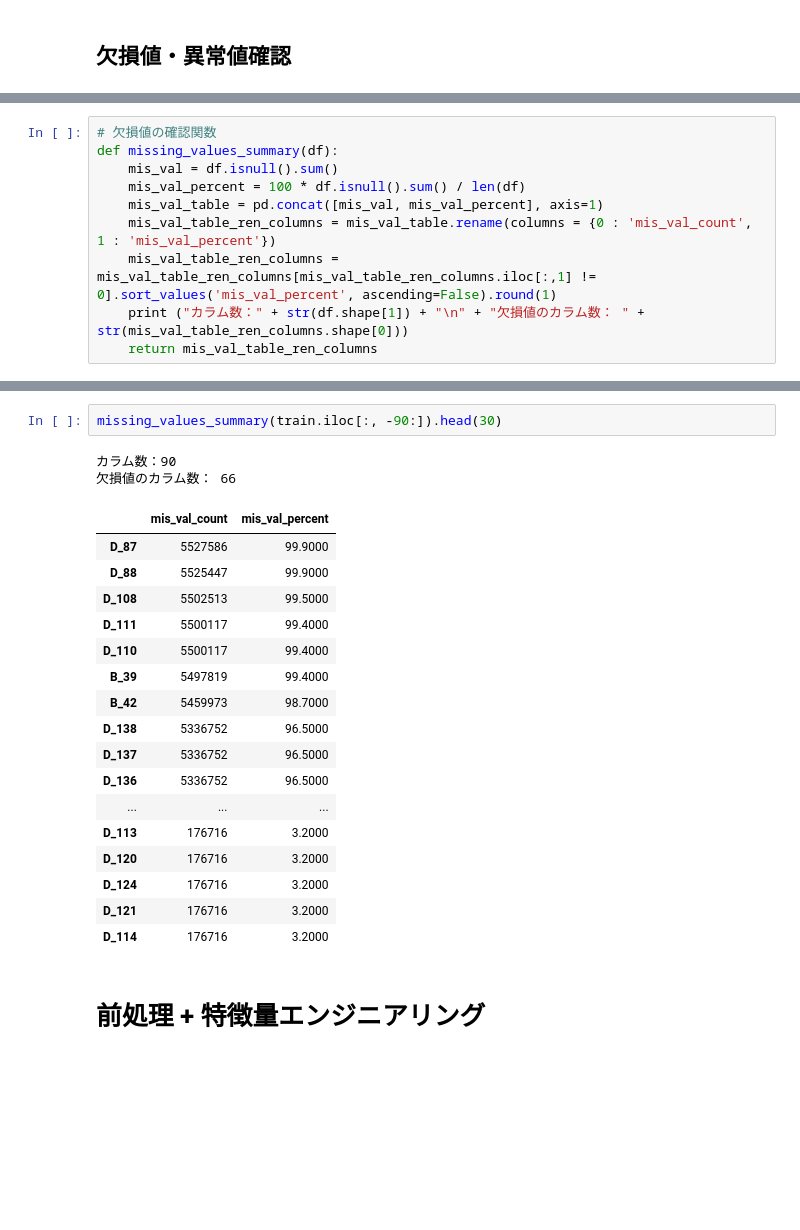
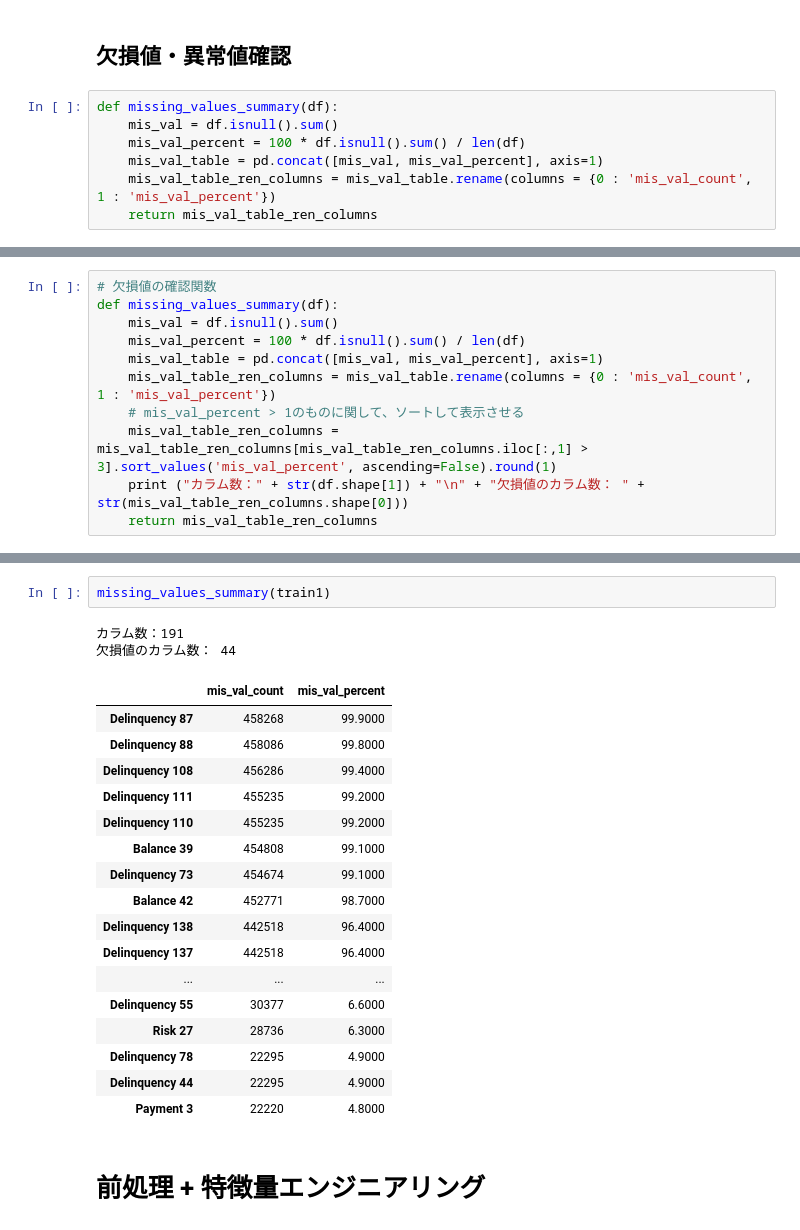
Before and after one commit to idsts2670/kaggle, a Jupyter notebook: amex-default-prediction/amex-default-prediction_v1.ipynb, the cells around one changed output, grey strips where cells are left out. Drawn from its saved outputs; the diff is of its cells as text; blank space fills up the shorter version.

```diff
--- a/amex-default-prediction/amex-default-prediction_v1.ipynb
+++ b/amex-default-prediction/amex-default-prediction_v1.ipynb
@@ -499,3 +499,10 @@ train.iloc[:, :-1].describe().T.sort_index().style.background_gradient(cmap='GnB
 | Spend 9 | 2597808.000000 | 0.074417 | 0.195809 | 0.000000 | 0.009789 | 0.019494 | 0.053228 | 2.839635 |
 # %% [markdown]
 ## 欠損値・異常値確認
+# %%
+def missing_values_summary(df):
+    mis_val = df.isnull().sum()
+    mis_val_percent = 100 * df.isnull().sum() / len(df)
+    mis_val_table = pd.concat([mis_val, mis_val_percent], axis=1)
+    mis_val_table_ren_columns = mis_val_table.rename(columns = {0 : 'mis_val_count', 1 : 'mis_val_percent'})
+    return mis_val_table_ren_columns
@@ -506,6 +529,7 @@ def missing_values_summary(df):
     mis_val_percent = 100 * df.isnull().sum() / len(df)
     mis_val_table = pd.concat([mis_val, mis_val_percent], axis=1)
     mis_val_table_ren_columns = mis_val_table.rename(columns = {0 : 'mis_val_count', 1 : 'mis_val_percent'})
-    mis_val_table_ren_columns = mis_val_table_ren_columns[mis_val_table_ren_columns.iloc[:,1] != 0].sort_values('mis_val_percent', ascending=False).round(1)
+    # mis_val_percent > 1のものに関して、ソートして表示させる
+    mis_val_table_ren_columns = mis_val_table_ren_columns[mis_val_table_ren_columns.iloc[:,1] > 3].sort_values('mis_val_percent', ascending=False).round(1)
     print ("カラム数：" + str(df.shape[1]) + "\n" + "欠損値のカラム数： " + str(mis_val_table_ren_columns.shape[0]))
     return mis_val_table_ren_columns
@@ -534,25 +536,25 @@ missing_values_summary(train.iloc[:, :-90])
-# %%
-missing_values_summary(train.iloc[:, -90:]).head(30)
-# %% [output]
-カラム数：90
-欠損値のカラム数： 66
-|  | mis_val_count | mis_val_percent |
-| D_87 | 5527586 | 99.9000 |
-| D_88 | 5525447 | 99.9000 |
-| D_108 | 5502513 | 99.5000 |
-| D_111 | 5500117 | 99.4000 |
-| D_110 | 5500117 | 99.4000 |
-| B_39 | 5497819 | 99.4000 |
-| B_42 | 5459973 | 98.7000 |
-| D_138 | 5336752 | 96.5000 |
-| D_137 | 5336752 | 96.5000 |
-| D_136 | 5336752 | 96.5000 |
-| ... | ... | ... |
-| D_113 | 176716 | 3.2000 |
-| D_120 | 176716 | 3.2000 |
-| D_124 | 176716 | 3.2000 |
-| D_121 | 176716 | 3.2000 |
-| D_114 | 176716 | 3.2000 |
+# %%
+missing_values_summary(train1)
+# %% [output]
+カラム数：191
+欠損値のカラム数： 44
+|  | mis_val_count | mis_val_percent |
+| Delinquency 87 | 458268 | 99.9000 |
+| Delinquency 88 | 458086 | 99.8000 |
+| Delinquency 108 | 456286 | 99.4000 |
+| Delinquency 111 | 455235 | 99.2000 |
+| Delinquency 110 | 455235 | 99.2000 |
+| Balance 39 | 454808 | 99.1000 |
+| Delinquency 73 | 454674 | 99.1000 |
+| Balance 42 | 452771 | 98.7000 |
+| Delinquency 138 | 442518 | 96.4000 |
+| Delinquency 137 | 442518 | 96.4000 |
+| ... | ... | ... |
+| Delinquency 55 | 30377 | 6.6000 |
+| Risk 27 | 28736 | 6.3000 |
+| Delinquency 78 | 22295 | 4.9000 |
+| Delinquency 44 | 22295 | 4.9000 |
+| Payment 3 | 22220 | 4.8000 |
 # %% [markdown]
 # 前処理 + 特徴量エンジニアリング
 # %% [markdown]
```
Also changed, not shown: parts of 2 cells of this notebook.
